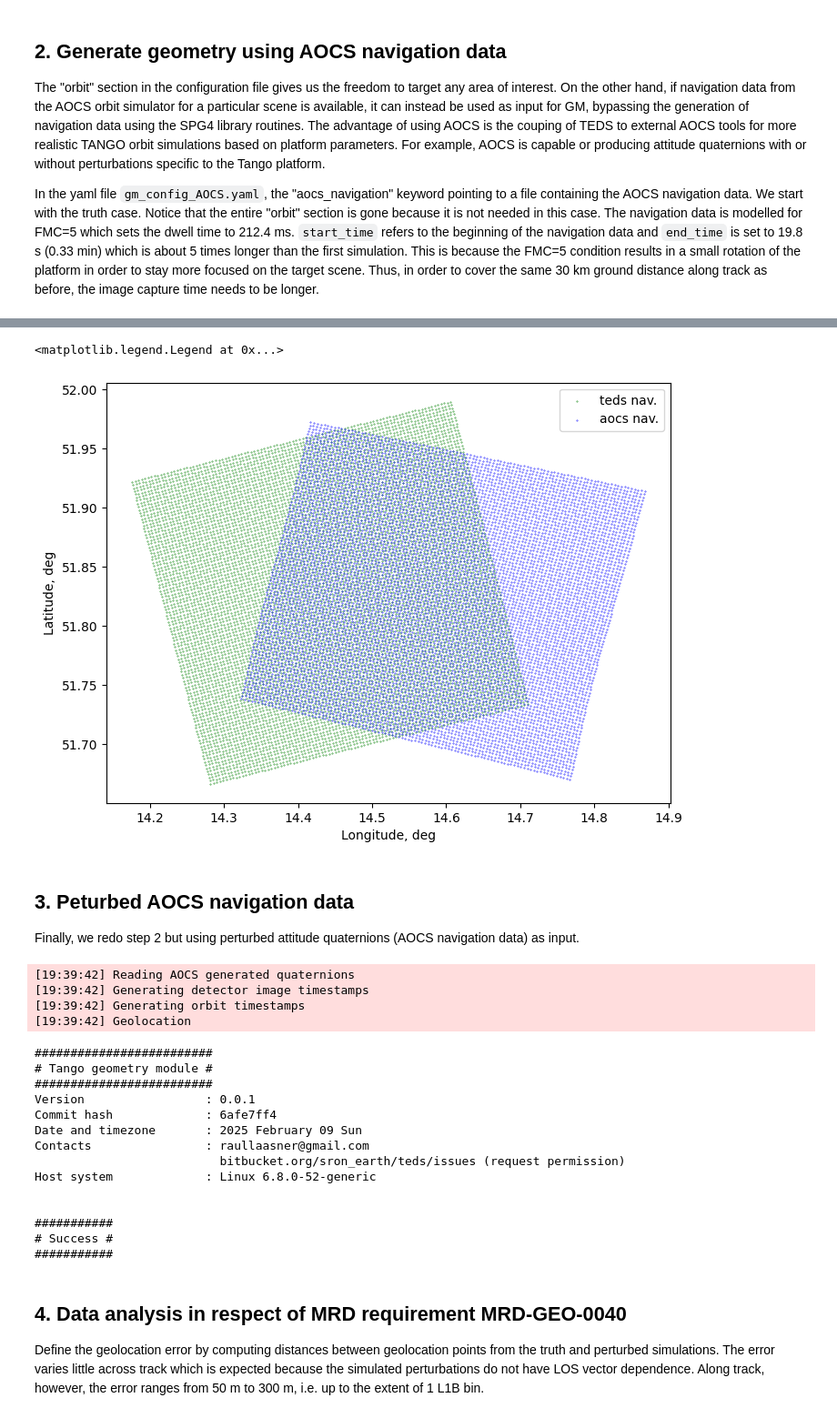
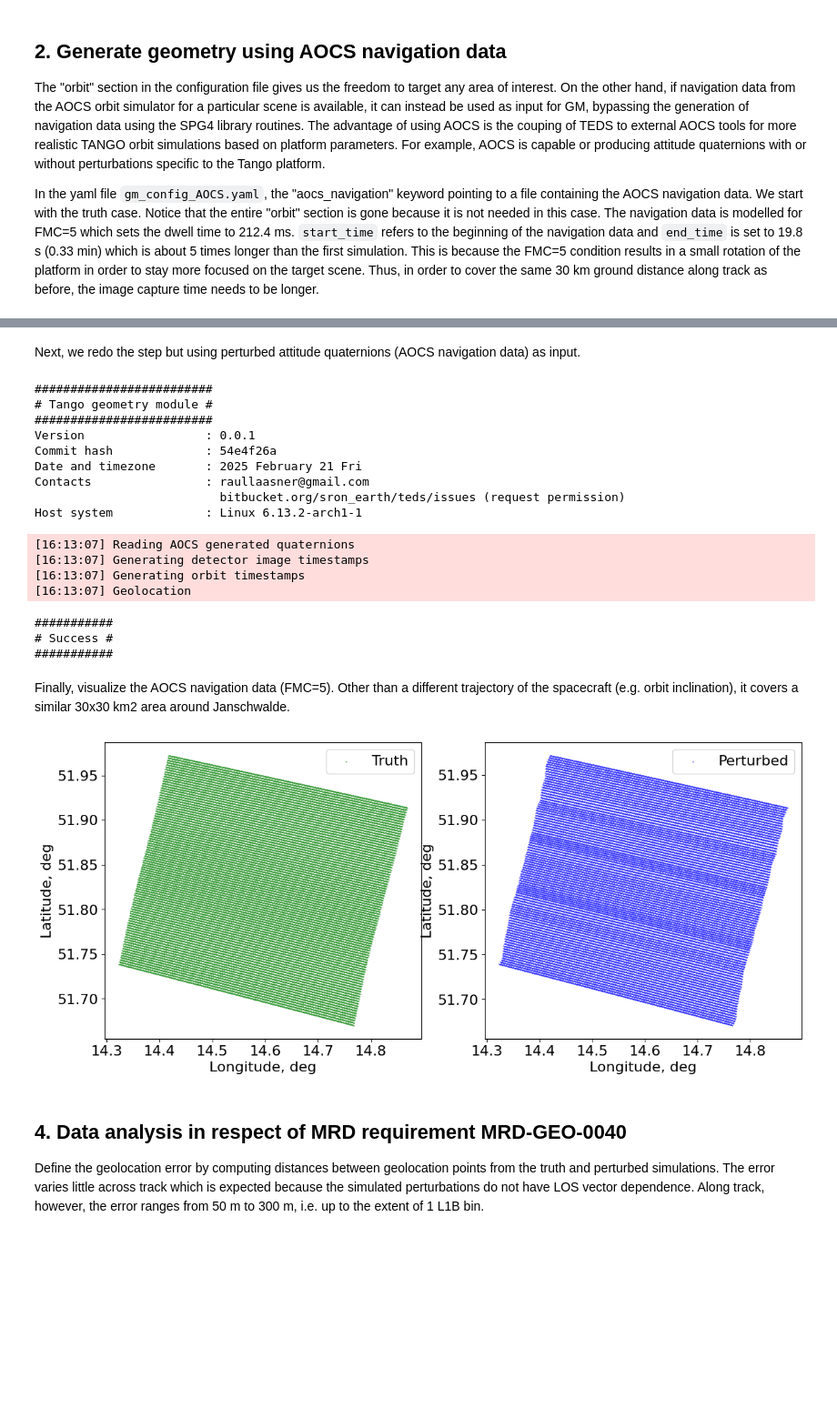
Before and after one commit to undomained/teds, a Jupyter notebook: examples/exp10_geometry/exp12_geometry.ipynb, the cells around one changed output, grey strips where cells are left out. Shown at 91% size. Saved outputs shown, nothing was run; the diff lists cells and outputs as text; code cells hidden in the pictures; blank space fills up the shorter version.

```diff
--- a/examples/exp10_geometry/exp12_geometry.ipynb
+++ b/examples/exp10_geometry/exp12_geometry.ipynb
@@ -176,48 +174,47 @@ Next, visualize the geolocation data from the first simulation (FMC=1) with that
-# %%
-nc = Dataset('/home/jochen/TANGO_E2ES/EndtoEndProject/data/interface_data/gm/geometry_exp12.nc')
-lat, lon = nc['longitude'][:].data, nc['latitude'][:].data
-nc.close()
-
-nc = Dataset('/home/jochen/TANGO_E2ES/EndtoEndProject/data/interface_data/gm/geometry_aocs_true_exp12.nc')
-lat_aocs, lon_aocs = nc['longitude'][:].data, nc['latitude'][:].data
-nc.close()
-
-fig, ax = plt.subplots(figsize=(8, 6))
-ax.set_xlabel('Longitude, deg')
-ax.set_ylabel('Latitude, deg')
-ax.scatter(lat, lon, s=0.1, c='g', label='teds nav.')
-ax.scatter(lat_aocs, lon_aocs, s=0.1, c='b', label='aocs nav.')
-plt.legend()
-# %% [output]
-<matplotlib.legend.Legend at 0x...>
-[figure, old version]
 # %% [markdown]
-## 3. Peturbed AOCS navigation data
-Finally, we redo step 2 but using perturbed attitude quaternions (AOCS navigation data) as input.
+Next, we redo the step but using perturbed attitude quaternions (AOCS navigation data) as input.
 # %%
 config = yaml.safe_load(open('./settings/gm_aocs_config.yaml'))
-config['io_files']['aocs_navigation'] = '/home/jochen/TANGO_E2ES/EndtoEndProject/data/interface_data/aocs/aocs_navigation_perturbed.nc'
-config['io_files']['geometry'] = '/home/jochen/TANGO_E2ES/EndtoEndProject/data/interface_data/gm/geometry_aocs_pet_exp12.nc'
+config['io_files']['aocs_navigation'] = 'aocs_navigation_perturbed.nc'
+config['io_files']['geometry'] = 'geometry_aocs_pet.nc'
 geometry_module(config)
 # %% [output]
-[19:39:42] Reading AOCS generated quaternions
-[19:39:42] Generating detector image timestamps
-[19:39:42] Generating orbit timestamps
-[19:39:42] Geolocation
+#########################
+# Tango geometry module #
+#########################
+Version                 : 0.0.1
+Commit hash             : 54e4f26a
+Date and timezone       : 2025 February 21 Fri
+Contacts                : raullaasner@gmail.com
+                          bitbucket.org/sron_earth/teds/issues (request permission)
+Host system             : Linux 6.13.2-arch1-1
-#########################
-# Tango geometry module #
-#########################
-Version                 : 0.0.1
-Commit hash             : 6afe7ff4
-Date and timezone       : 2025 February 09 Sun
-Contacts                : raullaasner@gmail.com
-                          bitbucket.org/sron_earth/teds/issues (request permission)
-Host system             : Linux 6.8.0-52-generic
-
-
-###########
-# Success #
-###########
+[16:13:07] Reading AOCS generated quaternions
+[16:13:07] Generating detector image timestamps
+[16:13:07] Generating orbit timestamps
+[16:13:07] Geolocation
+###########
+# Success #
+###########
+# %% [markdown]
+Finally, visualize the AOCS navigation data (FMC=5). Other than a different trajectory of the spacecraft (e.g. orbit inclination), it covers a similar 30x30 km2 area around Janschwalde.
+# %%
+nc = Dataset('geometry_aocs_true.nc')
+lat_true, lon_true = nc['longitude'][:].data, nc['latitude'][:].data
+nc.close()
+
+nc = Dataset('geometry_aocs_pet.nc')
+lat_pert, lon_pert = nc['longitude'][:].data, nc['latitude'][:].data
+nc.close()
+
+fig, axs = plt.subplots(1, 2, figsize=(14, 6))
+axs[0].scatter(lat_true, lon_true, s=0.1, c='g', label='Truth')
+axs[1].scatter(lat_pert, lon_pert, s=0.1, c='b', label='Perturbed')
+for ax in axs:
+    ax.set_xlabel('Longitude, deg')
+    ax.set_ylabel('Latitude, deg')
+    ax.legend()
+# %% [output]
+[figure, new version]
 # %% [markdown]
 ## 4. Data analysis in respect of MRD requirement MRD-GEO-0040
 
```
Also changed, not shown: parts of 14 cells of this notebook, 20 other files.
